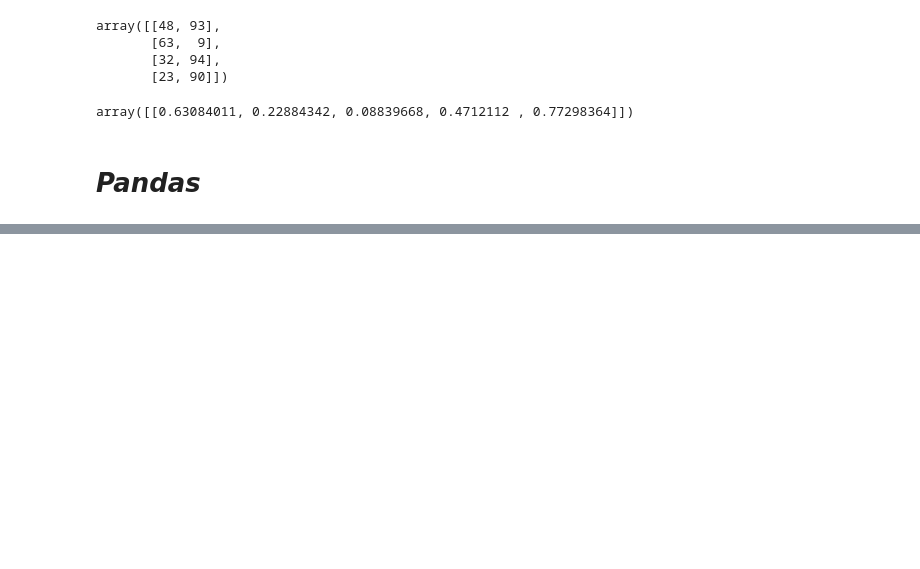
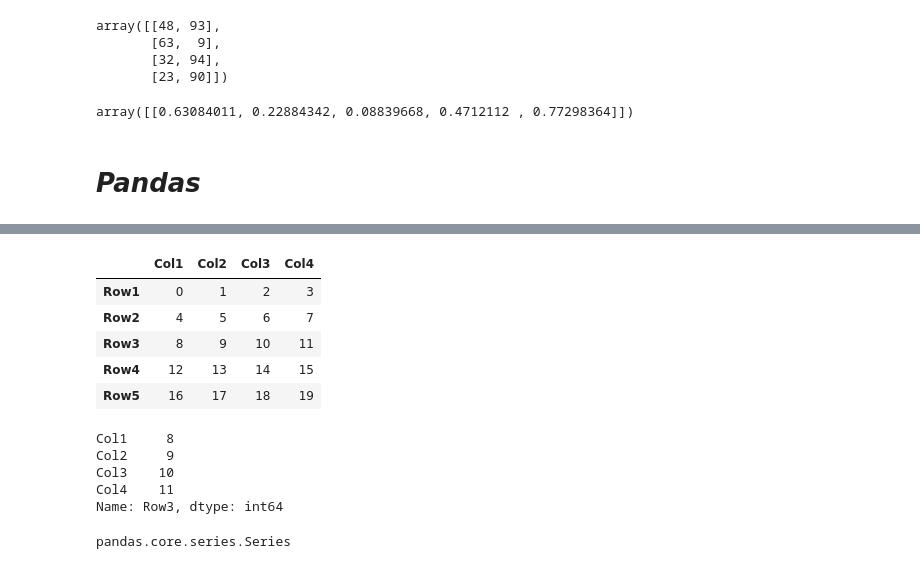
Before and after one commit to Yashwanth1119/Notes.io, a Jupyter notebook: practise.ipynb, the cells around one changed output, grey strips where cells are left out. Cells and saved outputs as stored; diff of their text form; code cells hidden in the pictures; blank space fills up the shorter version.

```diff
--- a/practise.ipynb
+++ b/practise.ipynb
@@ -89,0 +111,24 @@ array([[0.63084011, 0.22884342, 0.08839668, 0.4712112 , 0.77298364]])
+# %%
+df=pd.DataFrame(np.arange(0,20).reshape(5,4), index=['Row1','Row2','Row3','Row4','Row5'],columns=["Col1","Col2","Col3","Col4"])
+# %%
+df.head()
+# %% [output]
+|  | Col1 | Col2 | Col3 | Col4 |
+| Row1 | 0 | 1 | 2 | 3 |
+| Row2 | 4 | 5 | 6 | 7 |
+| Row3 | 8 | 9 | 10 | 11 |
+| Row4 | 12 | 13 | 14 | 15 |
+| Row5 | 16 | 17 | 18 | 19 |
+# %%
+# accessing the elements
+df.loc['Row3']
+# %% [output]
+Col1     8
+Col2     9
+Col3    10
+Col4    11
+Name: Row3, dtype: int64
+# %%
+type(df.loc['Row3'])
+# %% [output]
+pandas.core.series.Series
```
Also changed, not shown: parts of 30 cells of this notebook, 2 other files.
